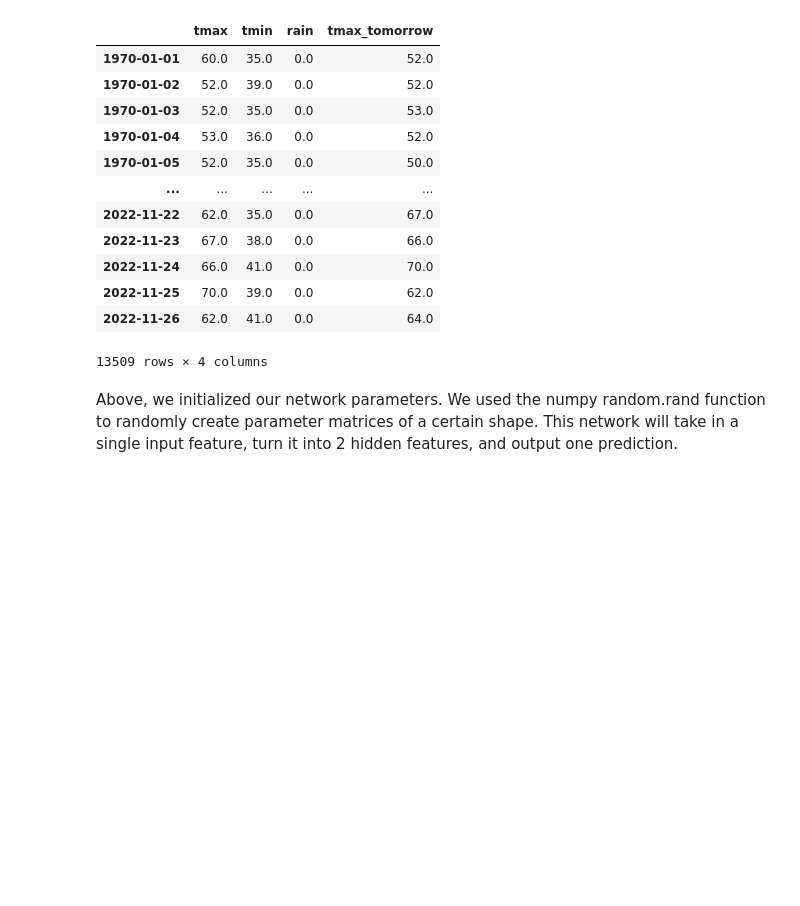
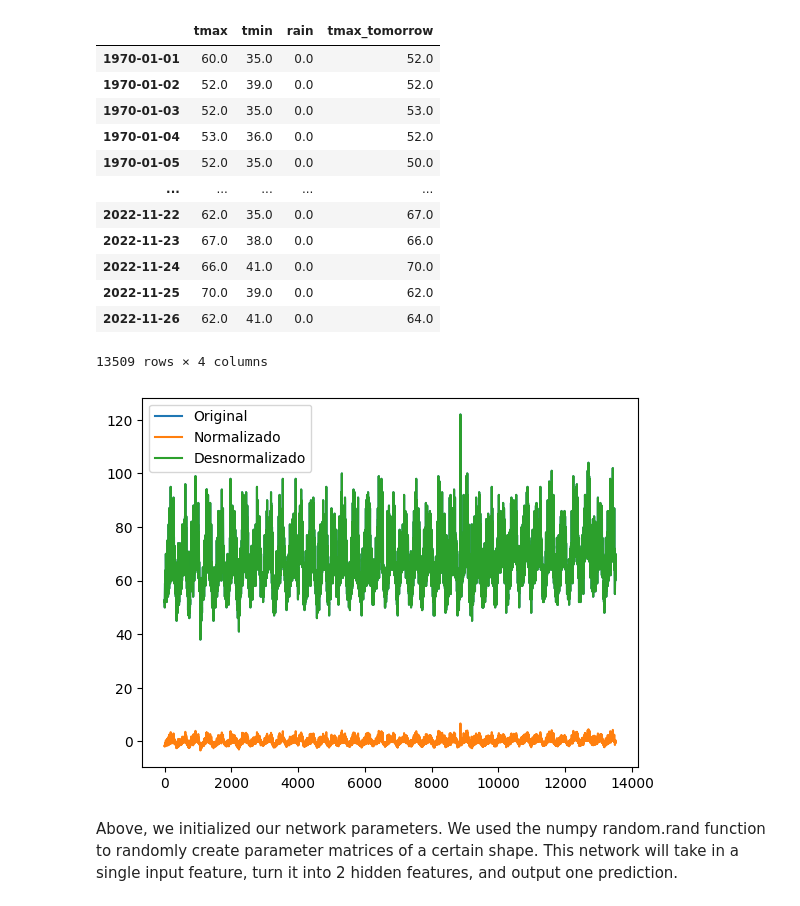
Before and after one commit to sarahmss/IC-2025.1, a Jupyter notebook: scratch/Rnn.ipynb, the cells around one changed output. Saved outputs shown, nothing was run; the diff lists cells and outputs as text; code cells hidden in the pictures; blank space fills up the shorter version.

```diff
--- a/scratch/Rnn.ipynb
+++ b/scratch/Rnn.ipynb
@@ -28,34 +28,36 @@ import matplotlib.pyplot as plt
 scaler = StandardScaler()
 out_scaler = StandardScaler()
 
 def getData():
     df_orig = pd.read_csv("./data/clean_weather.csv", index_col=0)
     df_orig = df_orig.ffill()
     df = pd.DataFrame(scaler.fit_transform(df_orig), columns=df_orig.columns)
     df_denorm = pd.DataFrame(scaler.inverse_transform(df), columns=df.columns)
     return (df_orig, df, df_denorm)
 
 def create_dataframe(df, output):
     x1, x2, x3  = df["tmax"], df["tmin"], df["rain"]
 
     input = np.vstack([x1, x2, x3]).T
     output = np.array(df[output])
     scaler.fit(output.reshape(-1, 1))
-    return output, input
+    return output[:, np.newaxis], input
 
 def test_out_scaler(output):
     out = df_orig[output].values.reshape(-1, 1)
     plt.plot(out, label='Original')
     out_scaler.fit(out)
     norm = out_scaler.transform(out)
     plt.plot(norm, label='Normalizado')
     plt.plot(out_scaler.inverse_transform(norm), label='Desnormalizado')
     plt.legend()
     plt.show()
 
 df_orig, df, df_denorm = getData()
 y, x = create_dataframe(df, output="tmax_tomorrow")
 test_out_scaler(output="tmax_tomorrow")
+# %% [output]
+[figure, added]
 # %% [markdown]
 Above, we initialized our network parameters. We used the numpy random.rand function to randomly create parameter matrices of a certain shape. This network will take in a single input feature, turn it into 2 hidden features, and output one prediction.
 # %%
```
Also changed, not shown: parts of 3 cells of this notebook.
